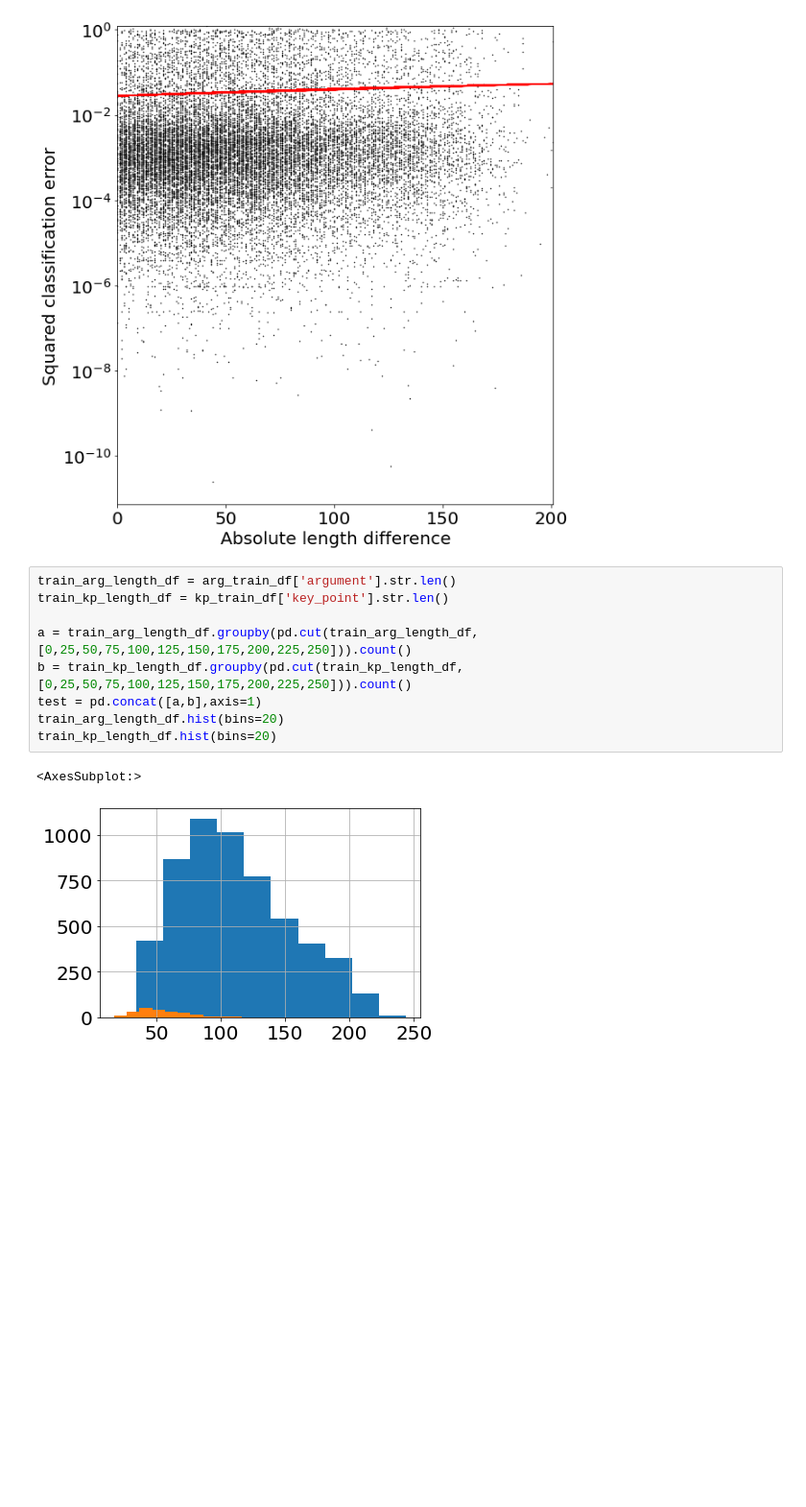
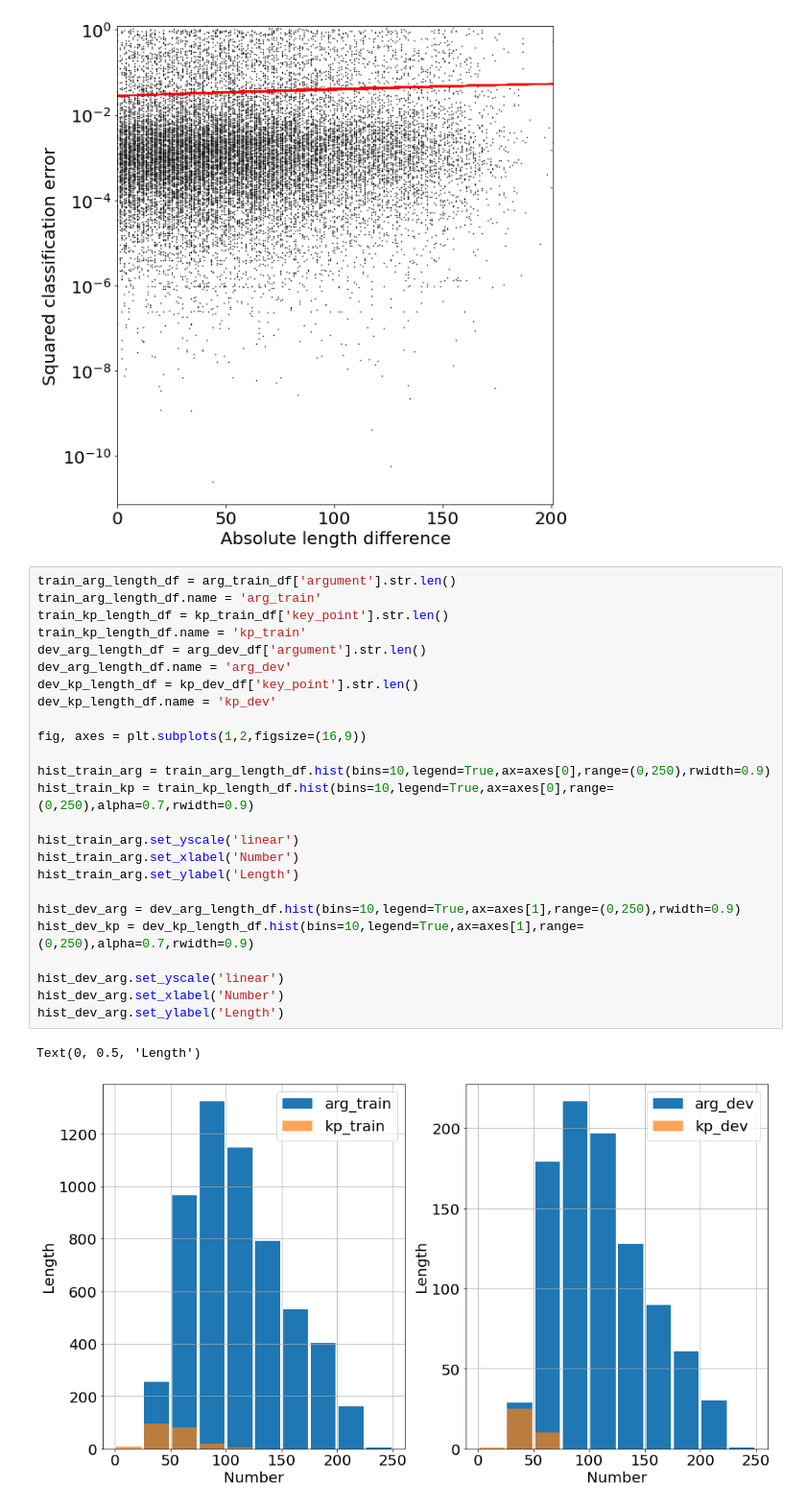
Before and after one commit to janheinrichmerker/modern-talking, a Jupyter notebook: modern_talking/results_eval.ipynb, the cells around one changed output. Shown at 96% size. Drawn from its saved outputs; the diff is of its cells as text; blank space fills up the shorter version.

```diff
--- a/modern_talking/results_eval.ipynb
+++ b/modern_talking/results_eval.ipynb
@@ -301,15 +301,31 @@ plt.savefig('../paper/figures/classification-error-length-difference-bert-train.
 Invalid limit will be ignored.
   plt.ylim(0,test2_df["score_diff"].max())
 [figure]
-# %%
-train_arg_length_df = arg_train_df['argument'].str.len()
-train_kp_length_df = kp_train_df['key_point'].str.len()
-
-a = train_arg_length_df.groupby(pd.cut(train_arg_length_df, [0,25,50,75,100,125,150,175,200,225,250])).count()
-b = train_kp_length_df.groupby(pd.cut(train_kp_length_df, [0,25,50,75,100,125,150,175,200,225,250])).count()
-test = pd.concat([a,b],axis=1)
-train_arg_length_df.hist(bins=20)
-train_kp_length_df.hist(bins=20)
-# %% [output]
-<AxesSubplot:>
-[figure, removed]
+# %%
+train_arg_length_df = arg_train_df['argument'].str.len()
+train_arg_length_df.name = 'arg_train'
+train_kp_length_df = kp_train_df['key_point'].str.len()
+train_kp_length_df.name = 'kp_train'
+dev_arg_length_df = arg_dev_df['argument'].str.len()
+dev_arg_length_df.name = 'arg_dev'
+dev_kp_length_df = kp_dev_df['key_point'].str.len()
+dev_kp_length_df.name = 'kp_dev'
+
+fig, axes = plt.subplots(1,2,figsize=(16,9))
+
+hist_train_arg = train_arg_length_df.hist(bins=10,legend=True,ax=axes[0],range=(0,250),rwidth=0.9)
+hist_train_kp = train_kp_length_df.hist(bins=10,legend=True,ax=axes[0],range=(0,250),alpha=0.7,rwidth=0.9)
+
+hist_train_arg.set_yscale('linear')
+hist_train_arg.set_xlabel('Number')
+hist_train_arg.set_ylabel('Length')
+
+hist_dev_arg = dev_arg_length_df.hist(bins=10,legend=True,ax=axes[1],range=(0,250),rwidth=0.9)
+hist_dev_kp = dev_kp_length_df.hist(bins=10,legend=True,ax=axes[1],range=(0,250),alpha=0.7,rwidth=0.9)
+
+hist_dev_arg.set_yscale('linear')
+hist_dev_arg.set_xlabel('Number')
+hist_dev_arg.set_ylabel('Length')
+# %% [output]
+Text(0, 0.5, 'Length')
+[figure, added]
```
Also changed, not shown: 1 other file.
